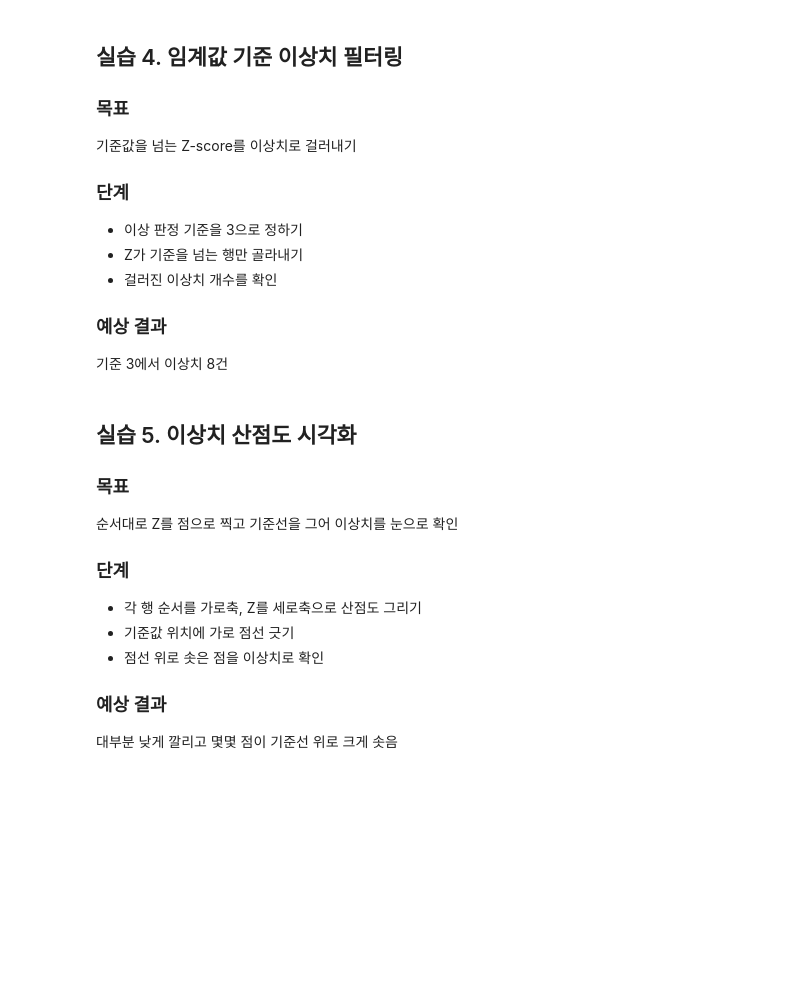
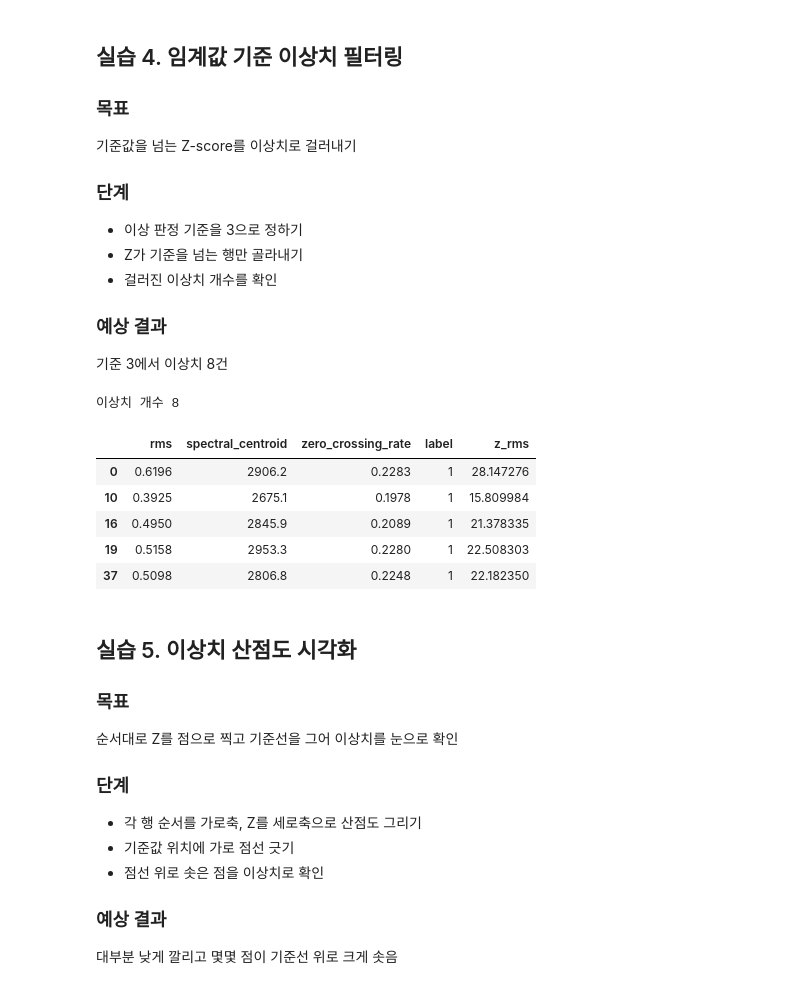
Before and after one commit to Hwany998/KND-Trainee, a Jupyter notebook: study/25_03_Z-score_기반_이상치_탐색.ipynb, the cells around one changed output. Cells and saved outputs as stored; diff of their text form; code cells hidden in the pictures; blank space fills up the shorter version.

```diff
--- a/study/25_03_Z-score_기반_이상치_탐색.ipynb
+++ b/study/25_03_Z-score_기반_이상치_탐색.ipynb
@@ -104,6 +132,19 @@ Z 상위 세 값이 28.1·23.3·22.5로 매우 큼
 기준 3에서 이상치 8건
 # %%
 # 실습4 코드
+threshold = 3.0
+anomalies = df[df["z_rms"] > threshold]
+
+print("이상치 개수", len(anomalies))
+anomalies.head()    #헤드 표 표시
+# %% [output]
+이상치 개수 8
+|  | rms | spectral_centroid | zero_crossing_rate | label | z_rms |
+| 0 | 0.6196 | 2906.2 | 0.2283 | 1 | 28.147276 |
+| 10 | 0.3925 | 2675.1 | 0.1978 | 1 | 15.809984 |
+| 16 | 0.4950 | 2845.9 | 0.2089 | 1 | 21.378335 |
+| 19 | 0.5158 | 2953.3 | 0.2280 | 1 | 22.508303 |
+| 37 | 0.5098 | 2806.8 | 0.2248 | 1 | 22.182350 |
 # %% [markdown]
 ## 실습 5. 이상치 산점도 시각화
 ### 목표
```
Also changed, not shown: parts of 9 cells of this notebook, 7 other files.
